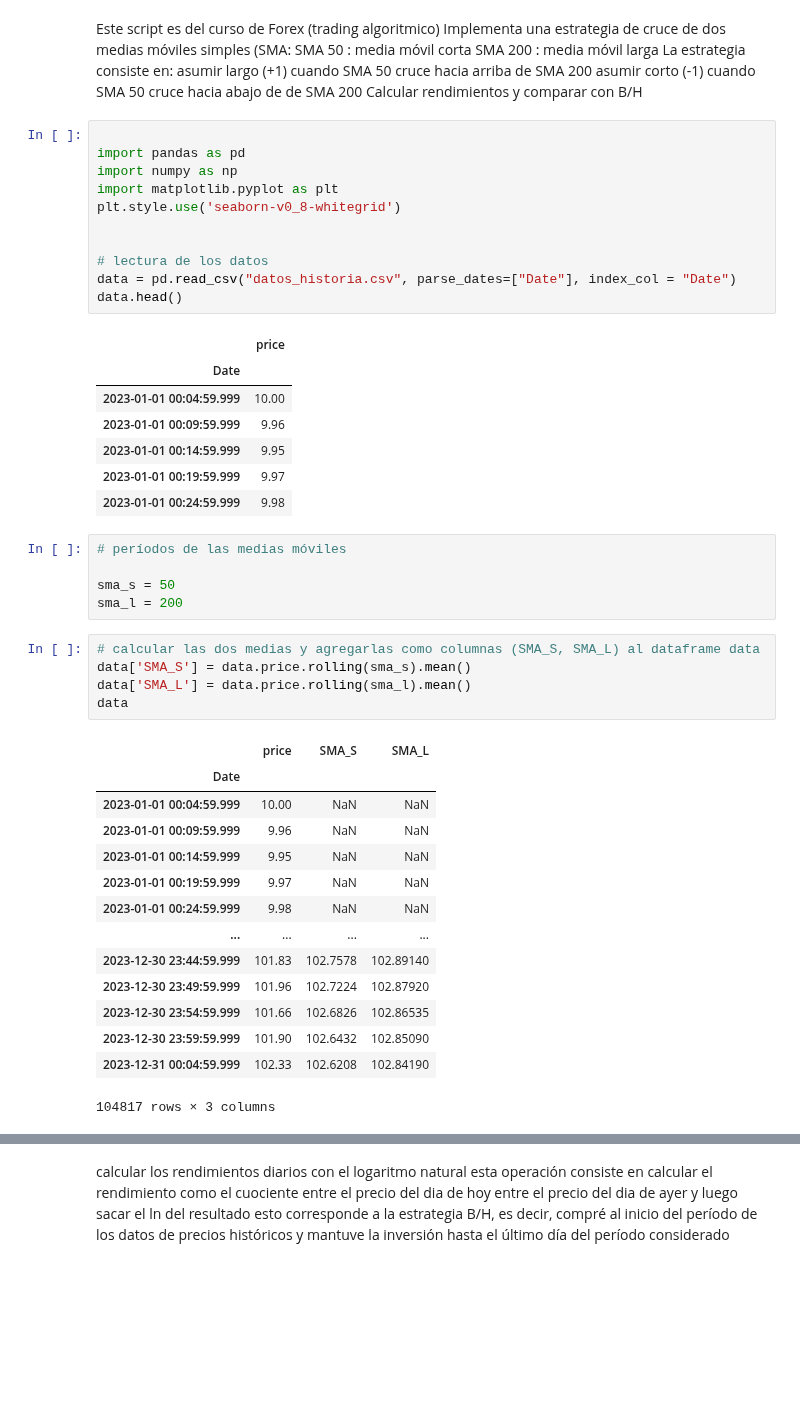
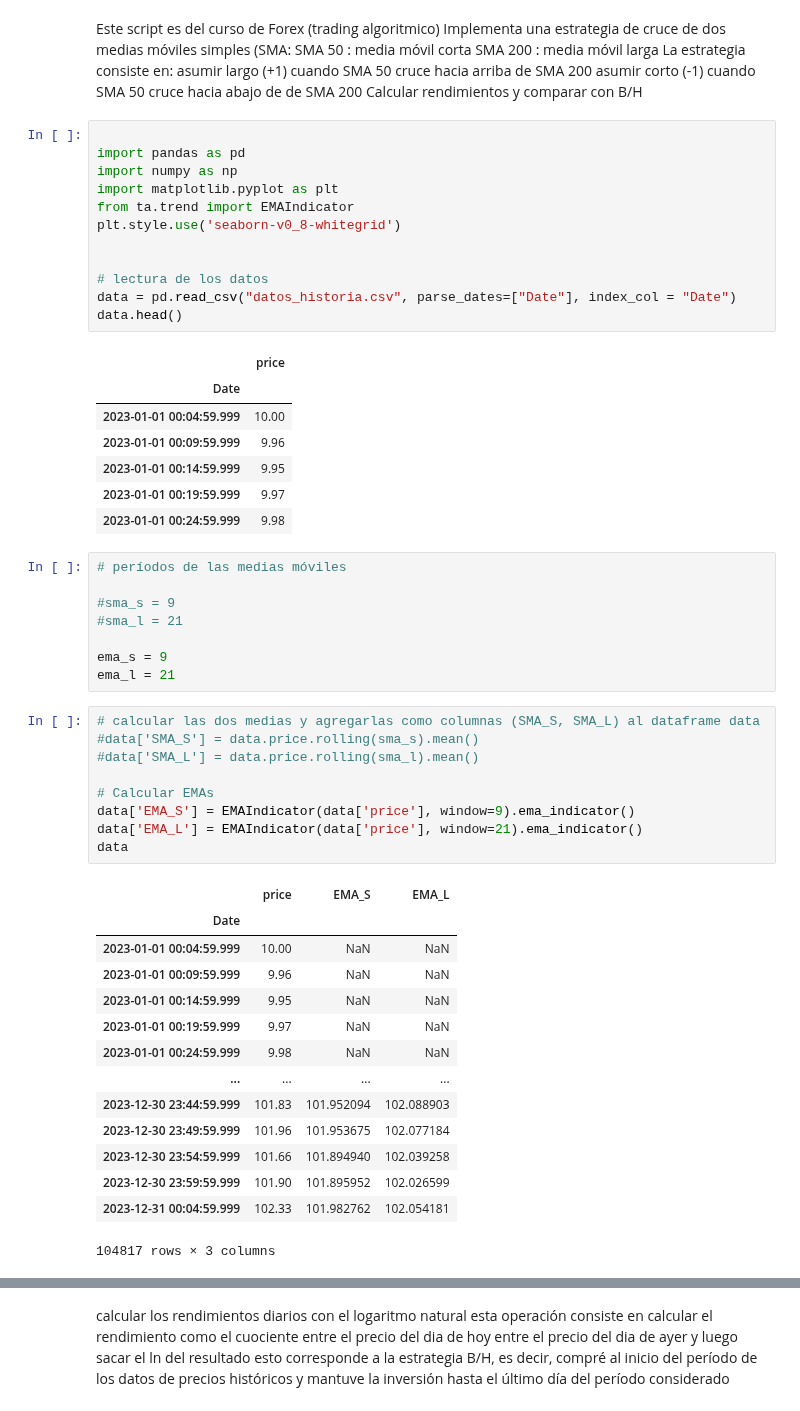
Before and after one commit to mario812/algo-trading-env, a Jupyter notebook: cruce_sma_1.ipynb, the cells around one changed output, grey strips where cells are left out. Cells and saved outputs as stored; diff of their text form; blank space fills up the shorter version.

```diff
--- a/cruce_sma_1.ipynb
+++ b/cruce_sma_1.ipynb
@@ -12,6 +12,7 @@ Este script es del curso de Forex (trading algoritmico)
 import pandas as pd
 import numpy as np
 import matplotlib.pyplot as plt
+from ta.trend import EMAIndicator
 plt.style.use('seaborn-v0_8-whitegrid')
 
 
@@ -29,15 +30,22 @@ data.head()
 # %%
 # períodos de las medias móviles
 
-sma_s = 50
-sma_l = 200
+#sma_s = 9
+#sma_l = 21
+
+ema_s = 9
+ema_l = 21
 # %%
 # calcular las dos medias y agregarlas como columnas (SMA_S, SMA_L) al dataframe data
-data['SMA_S'] = data.price.rolling(sma_s).mean()
-data['SMA_L'] = data.price.rolling(sma_l).mean()
+#data['SMA_S'] = data.price.rolling(sma_s).mean()
+#data['SMA_L'] = data.price.rolling(sma_l).mean()
+
+# Calcular EMAs
+data['EMA_S'] = EMAIndicator(data['price'], window=9).ema_indicator()
+data['EMA_L'] = EMAIndicator(data['price'], window=21).ema_indicator()
 data
 # %% [output]
-|  | price | SMA_S | SMA_L |
+|  | price | EMA_S | EMA_L |
 | Date |  |  |  |
 | 2023-01-01 00:04:59.999 | 10.00 | NaN | NaN |
 | 2023-01-01 00:09:59.999 | 9.96 | NaN | NaN |
@@ -45,11 +53,11 @@ data
 | 2023-01-01 00:19:59.999 | 9.97 | NaN | NaN |
 | 2023-01-01 00:24:59.999 | 9.98 | NaN | NaN |
 | ... | ... | ... | ... |
-| 2023-12-30 23:44:59.999 | 101.83 | 102.7578 | 102.89140 |
-| 2023-12-30 23:49:59.999 | 101.96 | 102.7224 | 102.87920 |
-| 2023-12-30 23:54:59.999 | 101.66 | 102.6826 | 102.86535 |
-| 2023-12-30 23:59:59.999 | 101.90 | 102.6432 | 102.85090 |
-| 2023-12-31 00:04:59.999 | 102.33 | 102.6208 | 102.84190 |
+| 2023-12-30 23:44:59.999 | 101.83 | 101.952094 | 102.088903 |
+| 2023-12-30 23:49:59.999 | 101.96 | 101.953675 | 102.077184 |
+| 2023-12-30 23:54:59.999 | 101.66 | 101.894940 | 102.039258 |
+| 2023-12-30 23:59:59.999 | 101.90 | 101.895952 | 102.026599 |
+| 2023-12-31 00:04:59.999 | 102.33 | 101.982762 | 102.054181 |
 104817 rows × 3 columns
 # %%
 # graficar los datos
```
Also changed, not shown: parts of 12 cells of this notebook.
